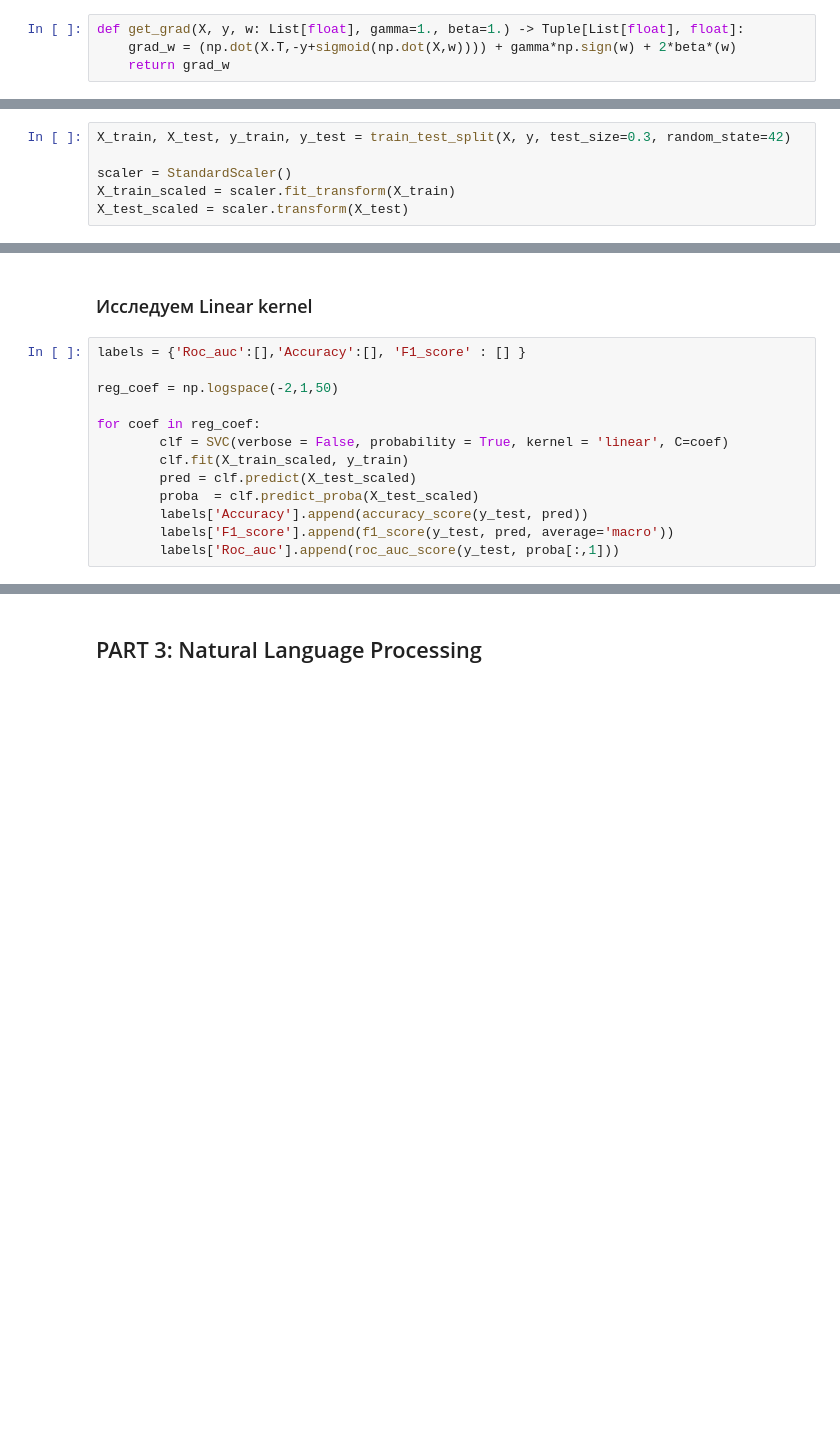
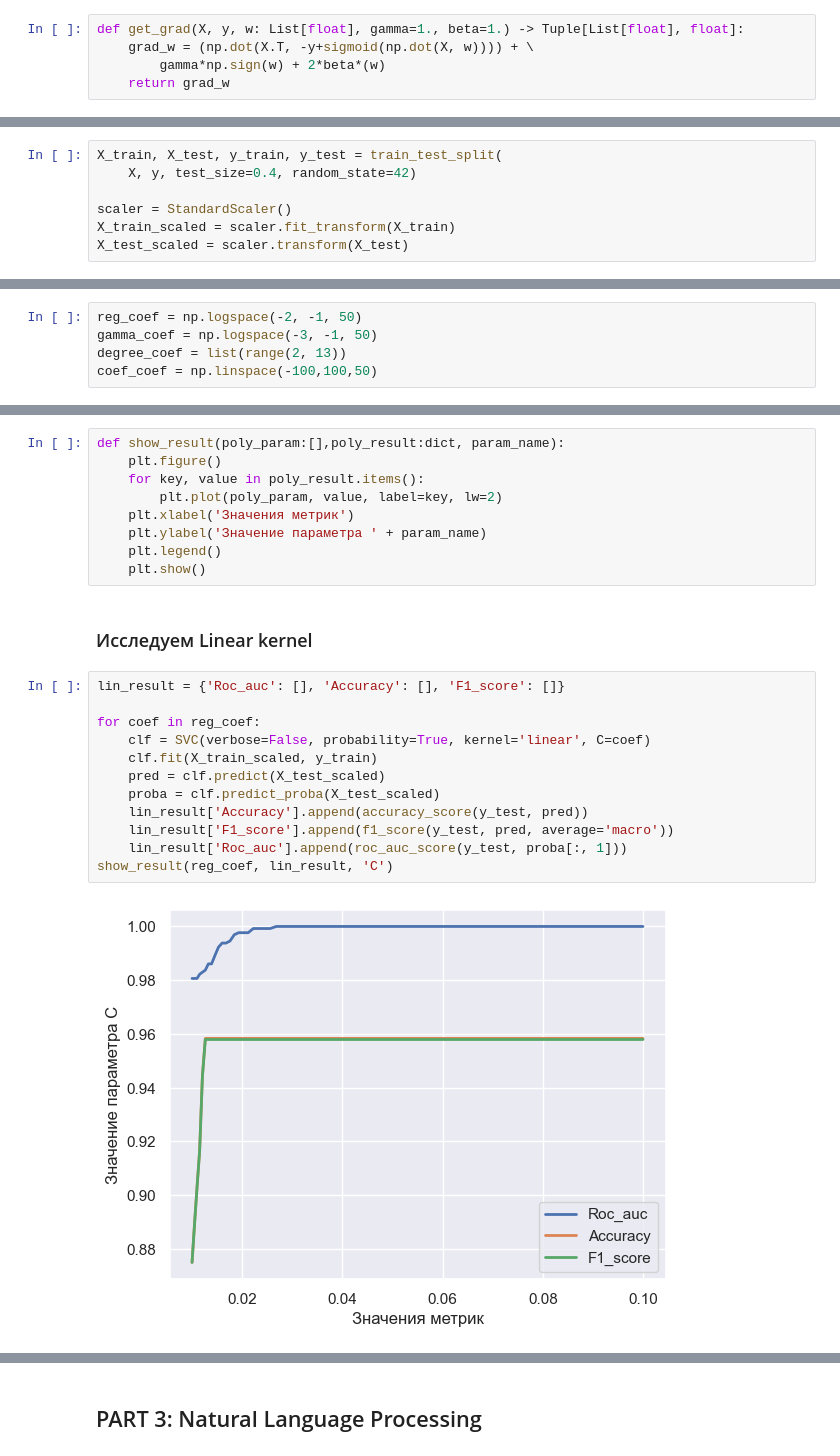
Before and after one commit to Bogdan108/ML, a Jupyter notebook: HW/HW_3/HW3_v8.ipynb, the cells around one changed output, grey strips where cells are left out. Cells and saved outputs as stored; diff of their text form; blank space fills up the shorter version.

Commit message:
6 task without conclusion and RBF kernel

```diff
--- a/HW/HW_3/HW3_v8.ipynb
+++ b/HW/HW_3/HW3_v8.ipynb
@@ -59,7 +59,8 @@ def loss(X, y, w: List[float], gamma=1., beta=1.) -> float:
 #### 3. [0.25 points] Implement the gradient (as a function)
 # %%
 def get_grad(X, y, w: List[float], gamma=1., beta=1.) -> Tuple[List[float], float]:
-    grad_w = (np.dot(X.T,-y+sigmoid(np.dot(X,w)))) + gamma*np.sign(w) + 2*beta*(w)
+    grad_w = (np.dot(X.T, -y+sigmoid(np.dot(X, w)))) + \
+        gamma*np.sign(w) + 2*beta*(w)
     return grad_w
 # %% [markdown]
 #### Check yourself
@@ -205,7 +189,8 @@ def show_results(test_y, pred, proba):
 # %% [markdown]
 Разбиваем данные на тренировочную и тестовую выборки и скейлим их.
 # %%
-X_train, X_test, y_train, y_test = train_test_split(X, y, test_size=0.3, random_state=42)
+X_train, X_test, y_train, y_test = train_test_split(
+    X, y, test_size=0.4, random_state=42)
 
 scaler = StandardScaler()
 X_train_scaled = scaler.fit_transform(X_train)
@@ -212,0 +200,5 @@ X_test_scaled = scaler.transform(X_test)
+# %%
+reg_coef = np.logspace(-2, -1, 50)
+gamma_coef = np.logspace(-3, -1, 50)
+degree_coef = list(range(2, 13))
+coef_coef = np.linspace(-100,100,50)
@@ -213,15 +207,25 @@ X_test_scaled = scaler.transform(X_test)
+# %%
+def show_result(poly_param:[],poly_result:dict, param_name):
+    plt.figure()
+    for key, value in poly_result.items():
+        plt.plot(poly_param, value, label=key, lw=2)
+    plt.xlabel('Значения метрик')
+    plt.ylabel('Значение параметра ' + param_name)
+    plt.legend()
+    plt.show()
 # %% [markdown]
 ### Исследуем Linear kernel
 # %%
-labels = {'Roc_auc':[],'Accuracy':[], 'F1_score' : [] }
-
-reg_coef = np.logspace(-2,1,50)
+lin_result = {'Roc_auc': [], 'Accuracy': [], 'F1_score': []}
 
 for coef in reg_coef:
-        clf = SVC(verbose = False, probability = True, kernel = 'linear', C=coef)
-        clf.fit(X_train_scaled, y_train)
-        pred = clf.predict(X_test_scaled)
-        proba  = clf.predict_proba(X_test_scaled)
-        labels['Accuracy'].append(accuracy_score(y_test, pred))
-        labels['F1_score'].append(f1_score(y_test, pred, average='macro'))
-        labels['Roc_auc'].append(roc_auc_score(y_test, proba[:,1]))
+    clf = SVC(verbose=False, probability=True, kernel='linear', C=coef)
+    clf.fit(X_train_scaled, y_train)
+    pred = clf.predict(X_test_scaled)
+    proba = clf.predict_proba(X_test_scaled)
+    lin_result['Accuracy'].append(accuracy_score(y_test, pred))
+    lin_result['F1_score'].append(f1_score(y_test, pred, average='macro'))
+    lin_result['Roc_auc'].append(roc_auc_score(y_test, proba[:, 1]))
+show_result(reg_coef, lin_result, 'C')
+# %% [output]
+[figure, added]
```
Also changed, not shown: parts of 11 cells of this notebook.
